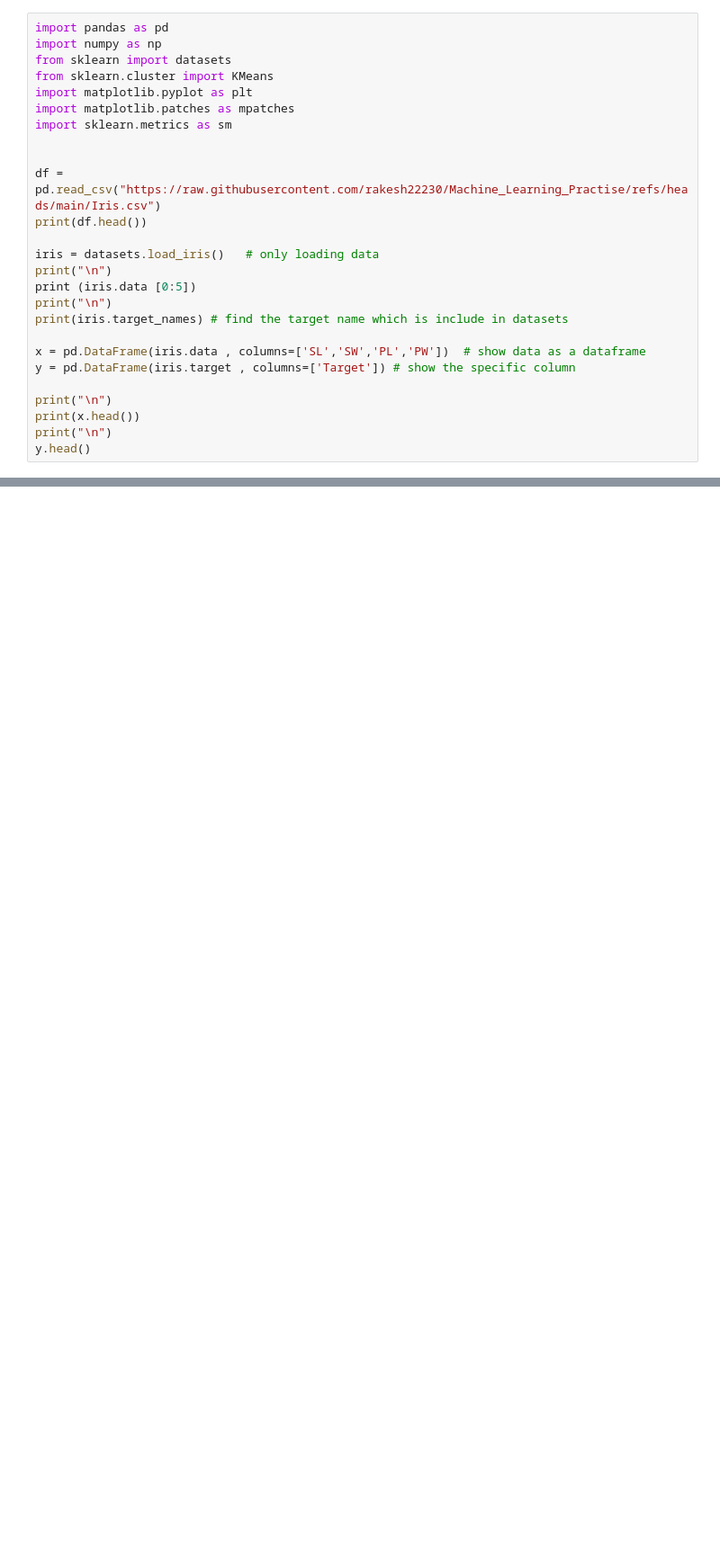
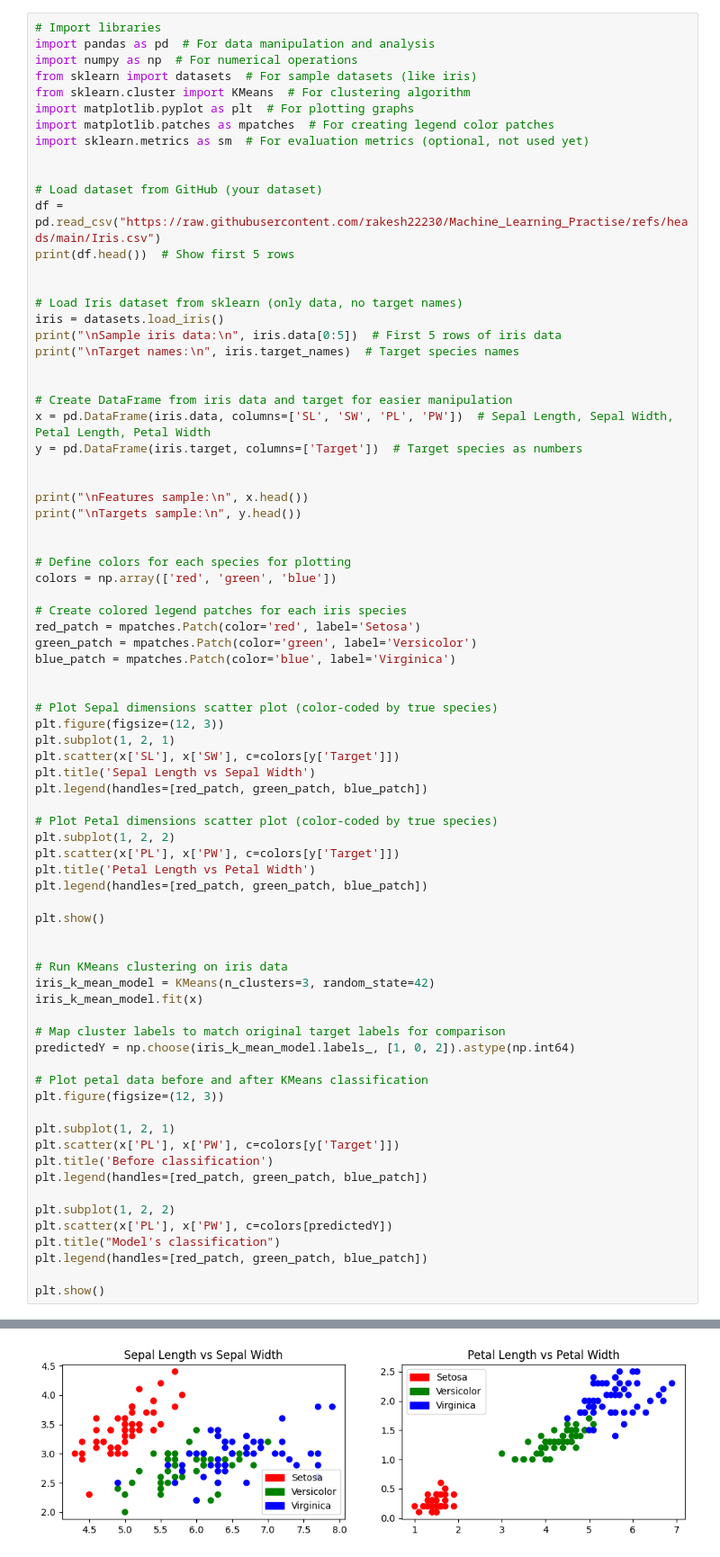
Before and after one commit to rakesh22230/Machine_Learning_Practise, a Jupyter notebook: K_Means.ipynb, the cells around one changed output, grey strips where cells are left out. Shown: that part at 90% size. Saved outputs shown, nothing was run; the diff lists cells and outputs as text; blank space fills up the shorter version.

```diff
--- a/K_Means.ipynb
+++ b/K_Means.ipynb
@@ -1,31 +1,82 @@
 # %% [markdown]
 <a href="https://colab.research.google.com/github/rakesh22230/Machine_Learning_Practise/blob/main/K_Means.ipynb" target="_parent"><img src="https://colab.research.google.com/assets/colab-badge.svg" alt="Open In Colab"/></a>
 # %%
-import pandas as pd
-import numpy as np
-from sklearn import datasets
-from sklearn.cluster import KMeans
-import matplotlib.pyplot as plt
-import matplotlib.patches as mpatches
-import sklearn.metrics as sm
+# Import libraries
+import pandas as pd  # For data manipulation and analysis
+import numpy as np  # For numerical operations
+from sklearn import datasets  # For sample datasets (like iris)
+from sklearn.cluster import KMeans  # For clustering algorithm
+import matplotlib.pyplot as plt  # For plotting graphs
+import matplotlib.patches as mpatches  # For creating legend color patches
+import sklearn.metrics as sm  # For evaluation metrics (optional, not used yet)
 
 
+# Load dataset from GitHub (your dataset)
 df = pd.read_csv("https://raw.githubusercontent.com/rakesh22230/Machine_Learning_Practise/refs/heads/main/Iris.csv")
-print(df.head())
+print(df.head())  # Show first 5 rows
 
-iris = datasets.load_iris()   # only loading data
-print("\n")
-print (iris.data [0:5])
-print("\n")
-print(iris.target_names) # find the target name which is include in datasets
 
-x = pd.DataFrame(iris.data , columns=['SL','SW','PL','PW'])  # show data as a dataframe
-y = pd.DataFrame(iris.target , columns=['Target']) # show the specific column
+# Load Iris dataset from sklearn (only data, no target names)
+iris = datasets.load_iris()
+print("\nSample iris data:\n", iris.data[0:5])  # First 5 rows of iris data
+print("\nTarget names:\n", iris.target_names)  # Target species names
 
-print("\n")
-print(x.head())
-print("\n")
-y.head()
+
+# Create DataFrame from iris data and target for easier manipulation
+x = pd.DataFrame(iris.data, columns=['SL', 'SW', 'PL', 'PW'])  # Sepal Length, Sepal Width, Petal Length, Petal Width
+y = pd.DataFrame(iris.target, columns=['Target'])  # Target species as numbers
+
+
+print("\nFeatures sample:\n", x.head())
+print("\nTargets sample:\n", y.head())
+
+
+# Define colors for each species for plotting
+colors = np.array(['red', 'green', 'blue'])
+
+# Create colored legend patches for each iris species
+red_patch = mpatches.Patch(color='red', label='Setosa')
+green_patch = mpatches.Patch(color='green', label='Versicolor')
+blue_patch = mpatches.Patch(color='blue', label='Virginica')
+
+
+# Plot Sepal dimensions scatter plot (color-coded by true species)
+plt.figure(figsize=(12, 3))
+plt.subplot(1, 2, 1)
+plt.scatter(x['SL'], x['SW'], c=colors[y['Target']])
+plt.title('Sepal Length vs Sepal Width')
+plt.legend(handles=[red_patch, green_patch, blue_patch])
+
+# Plot Petal dimensions scatter plot (color-coded by true species)
+plt.subplot(1, 2, 2)
+plt.scatter(x['PL'], x['PW'], c=colors[y['Target']])
+plt.title('Petal Length vs Petal Width')
+plt.legend(handles=[red_patch, green_patch, blue_patch])
+
+plt.show()
+
+
+# Run KMeans clustering on iris data
+iris_k_mean_model = KMeans(n_clusters=3, random_state=42)
+iris_k_mean_model.fit(x)
+
+# Map cluster labels to match original target labels for comparison
+predictedY = np.choose(iris_k_mean_model.labels_, [1, 0, 2]).astype(np.int64)
+
+# Plot petal data before and after KMeans classification
+plt.figure(figsize=(12, 3))
+
+plt.subplot(1, 2, 1)
+plt.scatter(x['PL'], x['PW'], c=colors[y['Target']])
+plt.title('Before classification')
+plt.legend(handles=[red_patch, green_patch, blue_patch])
+
+plt.subplot(1, 2, 2)
+plt.scatter(x['PL'], x['PW'], c=colors[predictedY])
+plt.title("Model's classification")
+plt.legend(handles=[red_patch, green_patch, blue_patch])
+
+plt.show()
 # %% [output]
    Id  SepalLengthCm  SepalWidthCm  PetalLengthCm  PetalWidthCm      Species
 0   1            5.1           3.5            1.4           0.2  Iris-setosa
@@ -52,0 +98 @@ y.head()
+[figure, added]
```
Also changed, not shown: parts of 1 cell of this notebook.
